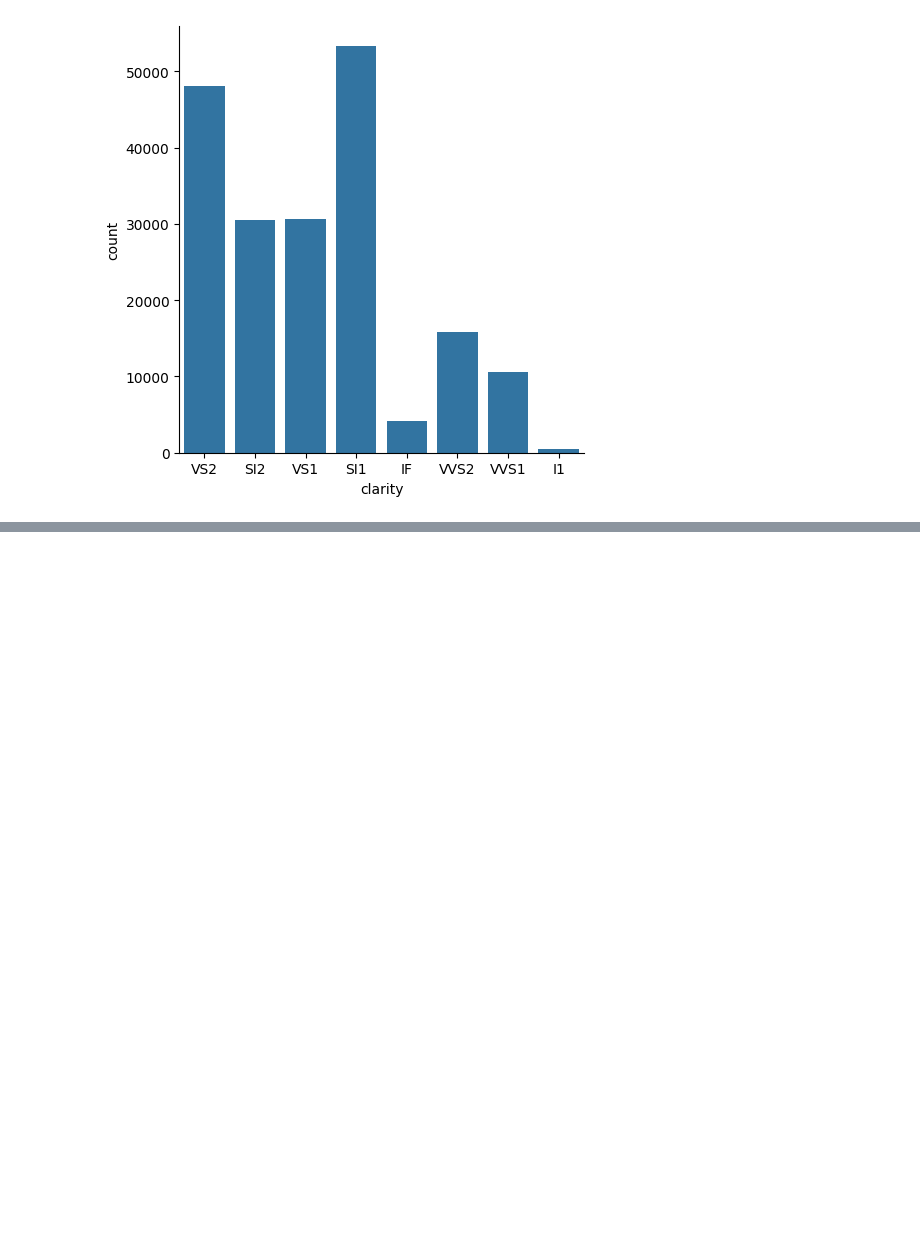
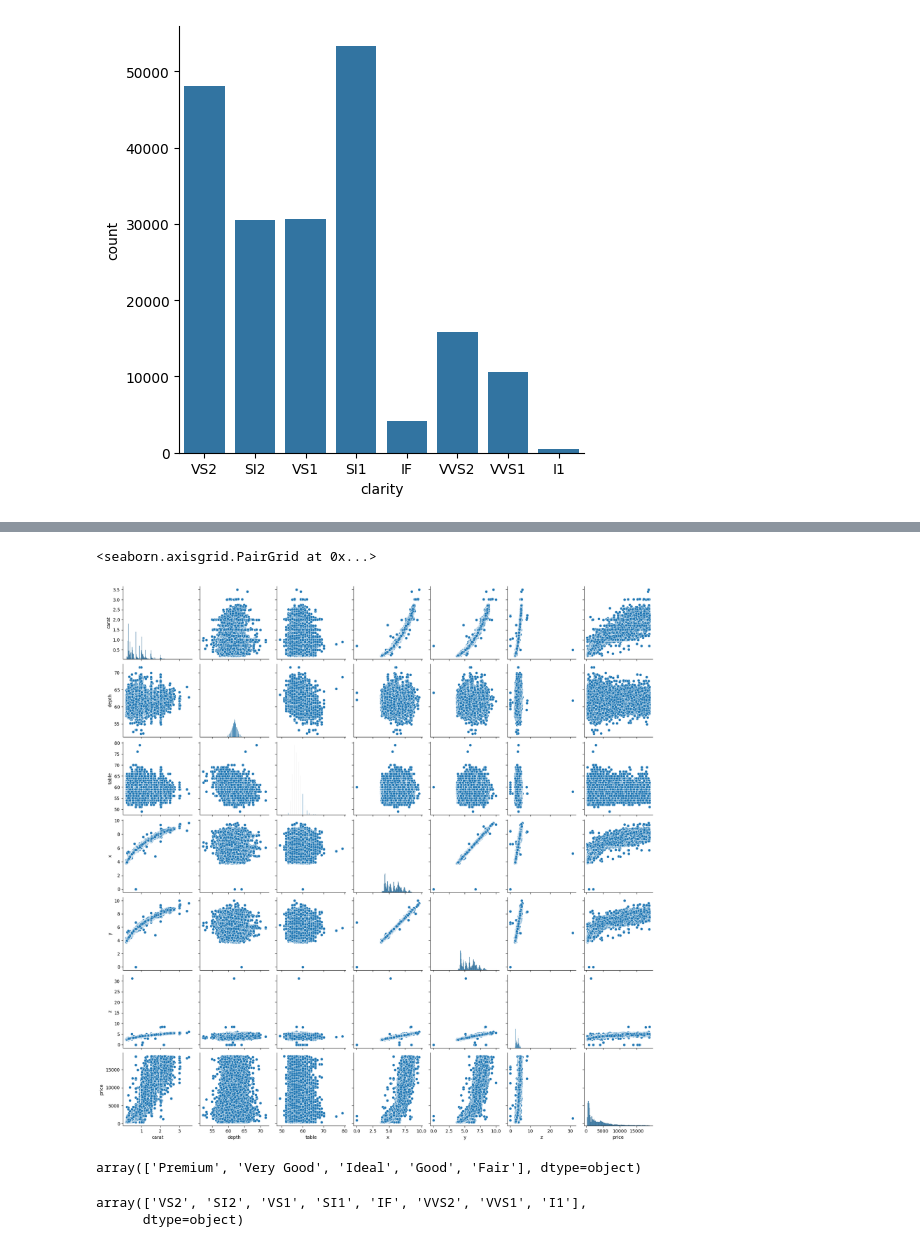
Before and after one commit to abharadwaj07/First_Project, a Jupyter notebook: notebooks/EDA.ipynb, the cells around one changed output, grey strips where cells are left out. Cells and saved outputs as stored; diff of their text form; code cells hidden in the pictures; blank space fills up the shorter version.

```diff
--- a/notebooks/EDA.ipynb
+++ b/notebooks/EDA.ipynb
@@ -171,0 +184,11 @@ for i in categorical_columns:
+# %%
+sns.pairplot(df)
+# %% [output]
+<seaborn.axisgrid.PairGrid at 0x...>
+[figure, added]
+# %%
+## Idntifying ordinal features, ranking them and replacing them in our dataset
+
+df.cut.unique()
+# %% [output]
+array(['Premium', 'Very Good', 'Ideal', 'Good', 'Fair'], dtype=object)
@@ -171,0 +197,5 @@ for i in categorical_columns:
+# %%
+df.clarity.unique()
+# %% [output]
+array(['VS2', 'SI2', 'VS1', 'SI1', 'IF', 'VVS2', 'VVS1', 'I1'],
+      dtype=object)
```
Also changed, not shown: parts of 8 cells of this notebook, 2 other files.
